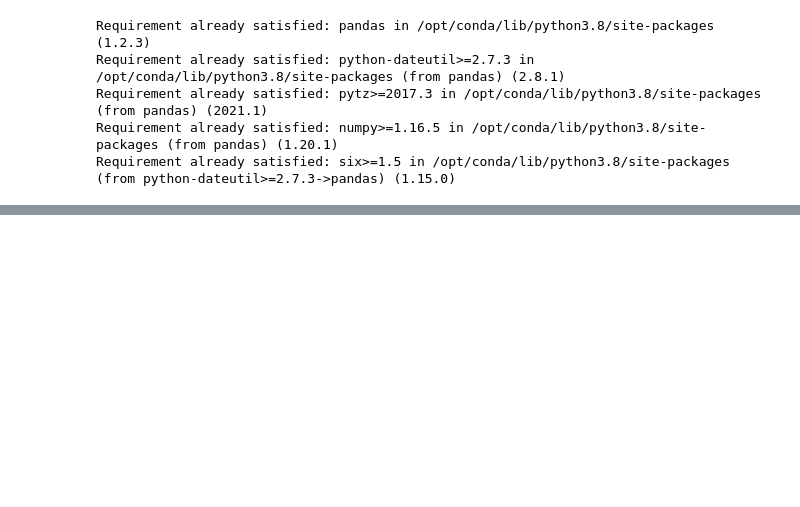
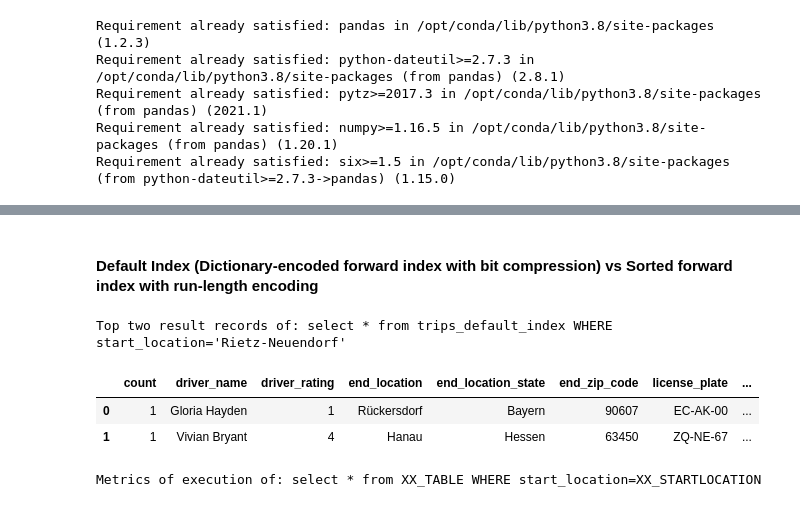
Before and after one commit to timebertt/adm-pinot, a Jupyter notebook: Index.ipynb, the cells around one changed output, grey strips where cells are left out. Cells and saved outputs as stored; diff of their text form; code cells hidden in the pictures; blank space fills up the shorter version.

```diff
--- a/Index.ipynb
+++ b/Index.ipynb
@@ -653,0 +288,10 @@ If the parameter numEntriesScannedPostFilter is high, this is an indicator for a
+# %% [markdown]
+#### Default Index (Dictionary-encoded forward index with bit compression) vs Sorted forward index with run-length encoding
+# %%
+executeSQLStatement("select * from XX_TABLE WHERE start_location=XX_STARTLOCATION", [['trips_default_index', 'Default Index (Dictionary-encoded forward index with bit compression) for each column'],['trips_sortedForwardIndex', 'Sorted forward index with run-length encoding on start location']])
+# %% [output]
+Top two result records of: select * from trips_default_index WHERE start_location='Rietz-Neuendorf'
+|  | count | driver_name | driver_rating | end_location | end_location_state | end_zip_code | license_plate | ... |
+| 0 | 1 | Gloria Hayden | 1 | Rückersdorf | Bayern | 90607 | EC-AK-00 | ... |
+| 1 | 1 | Vivian Bryant | 4 | Hanau | Hessen | 63450 | ZQ-NE-67 | ... |
+Metrics of execution of: select * from XX_TABLE WHERE start_location=XX_STARTLOCATION
```
Also changed, not shown: parts of 59 cells of this notebook.
